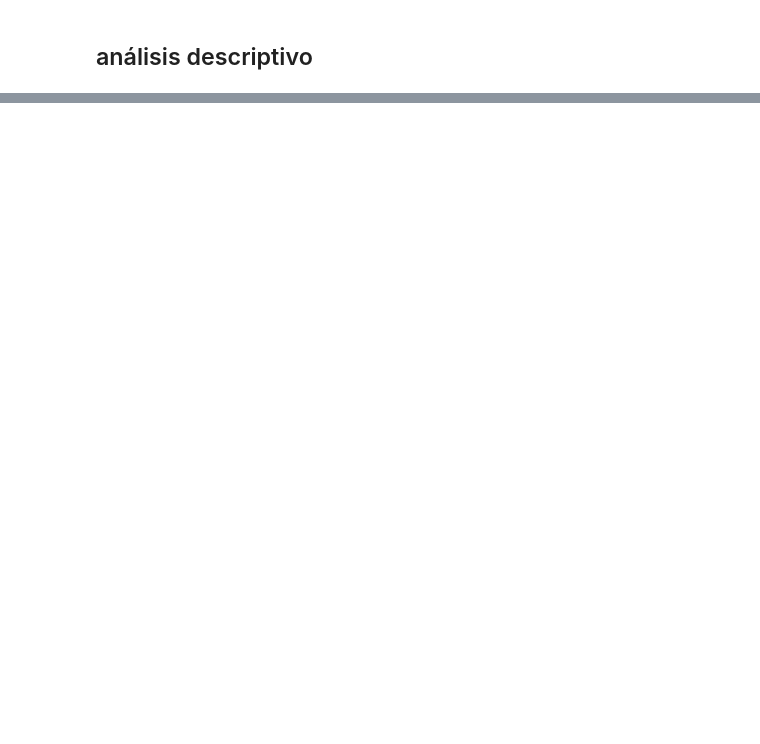
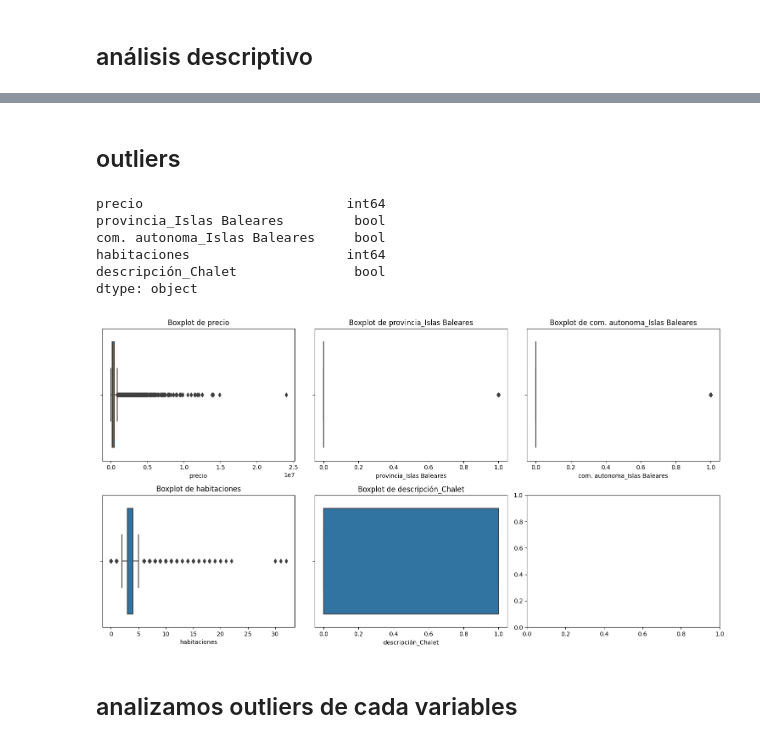
Before and after one commit to 4GeeksAcademy/028-PROYECTO_FINAL_VIVIENDAS-main-4geeks, a Jupyter notebook: src/eda.ipynb, the cells around one changed output, grey strips where cells are left out. Saved outputs shown, nothing was run; the diff lists cells and outputs as text; code cells hidden in the pictures; blank space fills up the shorter version.

```diff
--- a/src/eda.ipynb
+++ b/src/eda.ipynb
@@ -338 +303,38 @@ dataframe.describe()
 | max | 24000000.00 | 32.00 | 995.00 |
+# %% [markdown]
+## outliers
+# %%
+print(variables_seleccionadas.dtypes)
+# %% [output]
+precio                          int64
+provincia_Islas Baleares         bool
+com. autonoma_Islas Baleares     bool
+habitaciones                    int64
+descripción_Chalet               bool
+dtype: object
+# %%
+import matplotlib.pyplot as plt
+import seaborn as sns
+
+# Convertir columnas booleanas en numéricas usando .loc
+variables_seleccionadas.loc[:, 'provincia_Islas Baleares'] = variables_seleccionadas['provincia_Islas Baleares'].astype(int)
+variables_seleccionadas.loc[:, 'com. autonoma_Islas Baleares'] = variables_seleccionadas['com. autonoma_Islas Baleares'].astype(int)
+variables_seleccionadas.loc[:, 'descripción_Chalet'] = variables_seleccionadas['descripción_Chalet'].astype(int)
+
+# Crear una figura de subplots con 2 filas y 3 columnas (excluimos 'precio')
+fig, axes = plt.subplots(figsize=(15, 8), nrows=2, ncols=3)
+
+# Realizar boxplots para detectar outliers
+for i, variable in enumerate(variables_seleccionadas.columns):  # Incluimos todas las columnas
+    sns.boxplot(ax=axes[i//3, i%3], data=variables_seleccionadas, x=variable)
+    axes[i//3, i%3].set_title(f'Boxplot de {variable}')
+
+# Ajustar el layout
+plt.tight_layout()
+
+# Mostrar el gráfico
+plt.show()
+# %% [output]
+[figure, added]
+# %% [markdown]
+## analizamos outliers de cada variables
```
Also changed, not shown: parts of 20 cells of this notebook, 3 other files.
